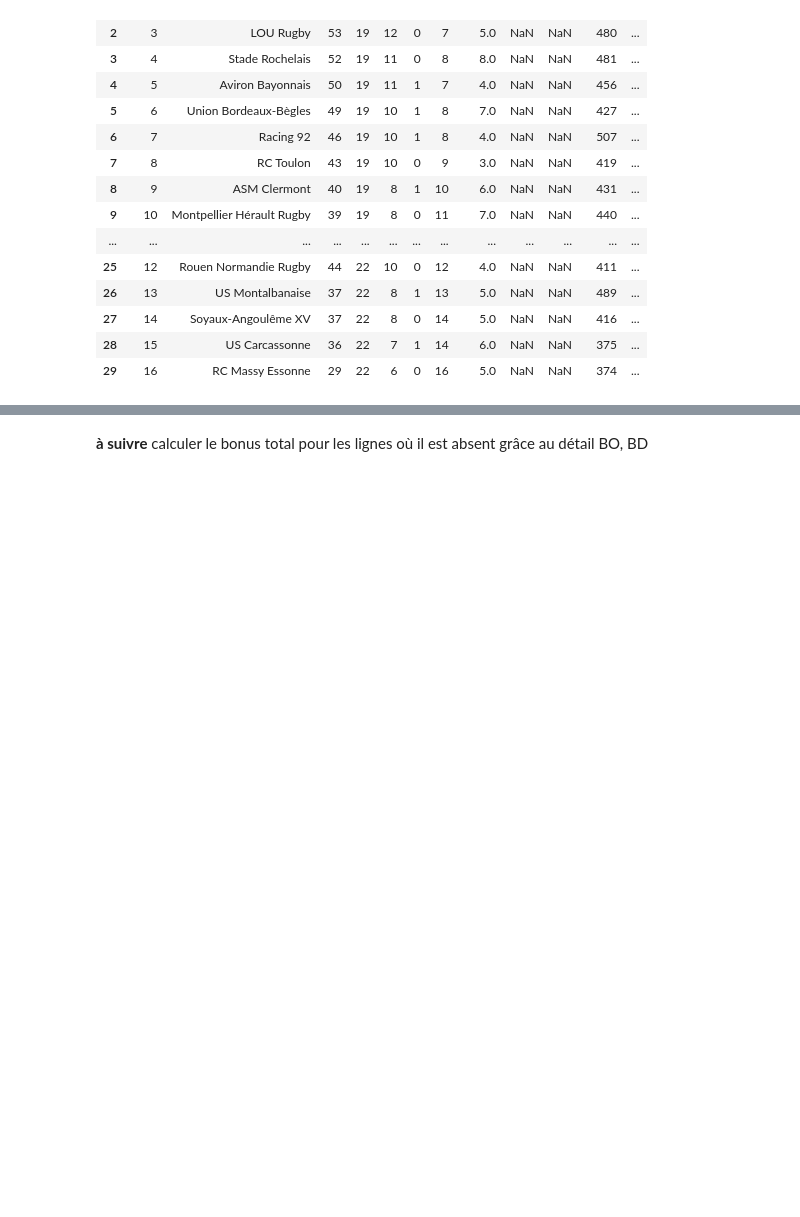
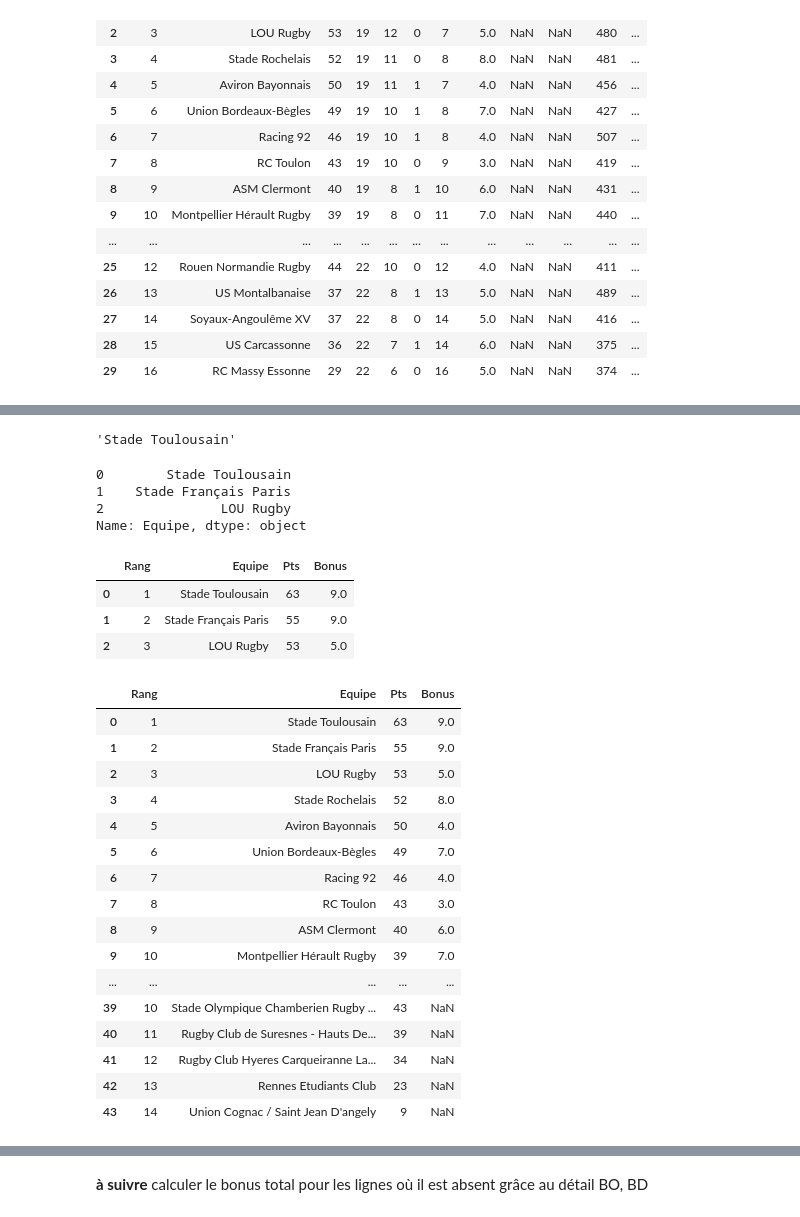
Before and after one commit to matthcol/python_rugby, a Jupyter notebook: 02-Pandas-Classements.ipynb, the cells around one changed output, grey strips where cells are left out. Cells and saved outputs as stored; diff of their text form; code cells hidden in the pictures; blank space fills up the shorter version.

Commit message:
extractions lignes/colonnes

```diff
--- a/02-Pandas-Classements.ipynb
+++ b/02-Pandas-Classements.ipynb
@@ -527,0 +532,42 @@ dfClassements[~dfClassements.Bonus.isna()]
+# %%
+# recuperer une valeur
+dfClassements.loc[0, 'Equipe']
+# %% [output]
+'Stade Toulousain'
+# %%
+# extrait de la colonne 'Equipe' (Series)
+dfClassements.loc[0:2, 'Equipe']
+# %% [output]
+0        Stade Toulousain
+1    Stade Français Paris
+2               LOU Rugby
+Name: Equipe, dtype: object
+# %%
+# etrait sur 3 lignes et 4 colonnes (DataFrame)
+dfClassements.loc[0:2, ['Rang','Equipe','Pts', 'Bonus']]
+# %% [output]
+|  | Rang | Equipe | Pts | Bonus |
+| 0 | 1 | Stade Toulousain | 63 | 9.0 |
+| 1 | 2 | Stade Français Paris | 55 | 9.0 |
+| 2 | 3 | LOU Rugby | 53 | 5.0 |
+# %%
+# sur toutes les lignes, une selection de 4 colonnes
+dfClassements[['Rang','Equipe','Pts', 'Bonus']]
+# %% [output]
+|  | Rang | Equipe | Pts | Bonus |
+| 0 | 1 | Stade Toulousain | 63 | 9.0 |
+| 1 | 2 | Stade Français Paris | 55 | 9.0 |
+| 2 | 3 | LOU Rugby | 53 | 5.0 |
+| 3 | 4 | Stade Rochelais | 52 | 8.0 |
+| 4 | 5 | Aviron Bayonnais | 50 | 4.0 |
+| 5 | 6 | Union Bordeaux-Bègles | 49 | 7.0 |
+| 6 | 7 | Racing 92 | 46 | 4.0 |
+| 7 | 8 | RC Toulon | 43 | 3.0 |
+| 8 | 9 | ASM Clermont | 40 | 6.0 |
+| 9 | 10 | Montpellier Hérault Rugby | 39 | 7.0 |
+| ... | ... | ... | ... | ... |
+| 39 | 10 | Stade Olympique Chamberien Rugby ... | 43 | NaN |
+| 40 | 11 | Rugby Club de Suresnes - Hauts De... | 39 | NaN |
+| 41 | 12 | Rugby Club Hyeres Carqueiranne La... | 34 | NaN |
+| 42 | 13 | Rennes Etudiants Club | 23 | NaN |
+| 43 | 14 | Union Cognac / Saint Jean D'angely | 9 | NaN |
```
Also changed, not shown: parts of 28 cells of this notebook.
